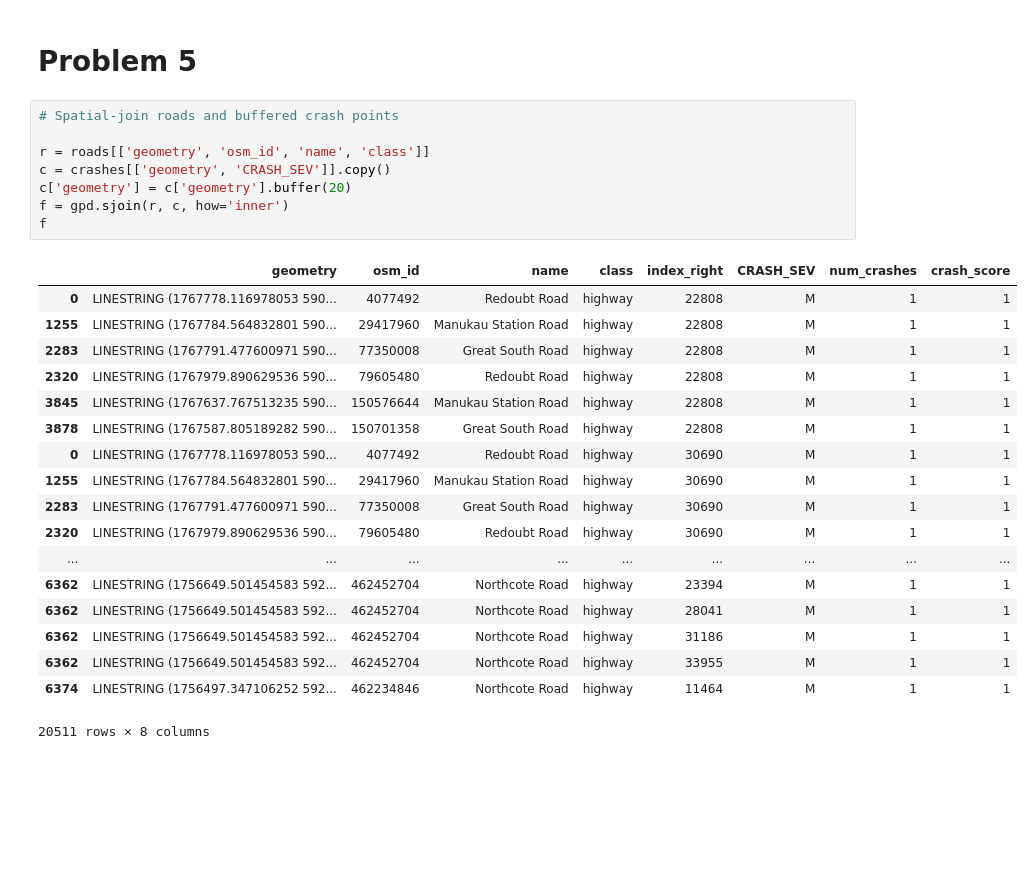
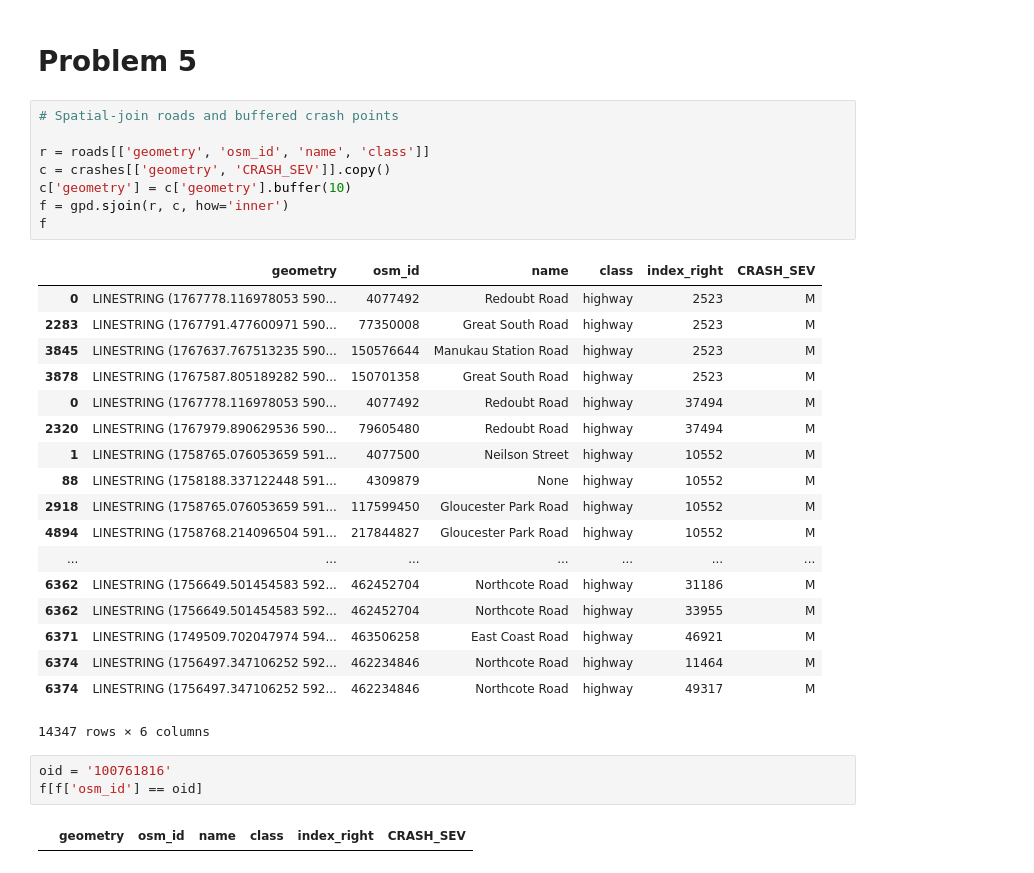
Before and after one commit to araichev/pyclub, a Jupyter notebook: homework_solutions/homework_05_solutions.ipynb, the cells around one changed output. Saved outputs shown, nothing was run; the diff lists cells and outputs as text; blank space fills up the shorter version.

```diff
--- a/homework_solutions/homework_05_solutions.ipynb
+++ b/homework_solutions/homework_05_solutions.ipynb
@@ -142,28 +131,33 @@ crashes.plot(ax=base, marker='o', color='red', markersize=3)
 # %%
 # Spatial-join roads and buffered crash points
 
 r = roads[['geometry', 'osm_id', 'name', 'class']]
 c = crashes[['geometry', 'CRASH_SEV']].copy()
-c['geometry'] = c['geometry'].buffer(20)
+c['geometry'] = c['geometry'].buffer(10)
 f = gpd.sjoin(r, c, how='inner')
 f
 # %% [output]
-|  | geometry | osm_id | name | class | index_right | CRASH_SEV | num_crashes | crash_score |
-| 0 | LINESTRING (1767778.116978053 590... | 4077492 | Redoubt Road | highway | 22808 | M | 1 | 1 |
-| 1255 | LINESTRING (1767784.564832801 590... | 29417960 | Manukau Station Road | highway | 22808 | M | 1 | 1 |
-| 2283 | LINESTRING (1767791.477600971 590... | 77350008 | Great South Road | highway | 22808 | M | 1 | 1 |
-| 2320 | LINESTRING (1767979.890629536 590... | 79605480 | Redoubt Road | highway | 22808 | M | 1 | 1 |
-| 3845 | LINESTRING (1767637.767513235 590... | 150576644 | Manukau Station Road | highway | 22808 | M | 1 | 1 |
-| 3878 | LINESTRING (1767587.805189282 590... | 150701358 | Great South Road | highway | 22808 | M | 1 | 1 |
-| 0 | LINESTRING (1767778.116978053 590... | 4077492 | Redoubt Road | highway | 30690 | M | 1 | 1 |
-| 1255 | LINESTRING (1767784.564832801 590... | 29417960 | Manukau Station Road | highway | 30690 | M | 1 | 1 |
-| 2283 | LINESTRING (1767791.477600971 590... | 77350008 | Great South Road | highway | 30690 | M | 1 | 1 |
-| 2320 | LINESTRING (1767979.890629536 590... | 79605480 | Redoubt Road | highway | 30690 | M | 1 | 1 |
-| ... | ... | ... | ... | ... | ... | ... | ... | ... |
-| 6362 | LINESTRING (1756649.501454583 592... | 462452704 | Northcote Road | highway | 23394 | M | 1 | 1 |
-| 6362 | LINESTRING (1756649.501454583 592... | 462452704 | Northcote Road | highway | 28041 | M | 1 | 1 |
-| 6362 | LINESTRING (1756649.501454583 592... | 462452704 | Northcote Road | highway | 31186 | M | 1 | 1 |
-| 6362 | LINESTRING (1756649.501454583 592... | 462452704 | Northcote Road | highway | 33955 | M | 1 | 1 |
-| 6374 | LINESTRING (1756497.347106252 592... | 462234846 | Northcote Road | highway | 11464 | M | 1 | 1 |
+|  | geometry | osm_id | name | class | index_right | CRASH_SEV |
+| 0 | LINESTRING (1767778.116978053 590... | 4077492 | Redoubt Road | highway | 2523 | M |
+| 2283 | LINESTRING (1767791.477600971 590... | 77350008 | Great South Road | highway | 2523 | M |
+| 3845 | LINESTRING (1767637.767513235 590... | 150576644 | Manukau Station Road | highway | 2523 | M |
+| 3878 | LINESTRING (1767587.805189282 590... | 150701358 | Great South Road | highway | 2523 | M |
+| 0 | LINESTRING (1767778.116978053 590... | 4077492 | Redoubt Road | highway | 37494 | M |
+| 2320 | LINESTRING (1767979.890629536 590... | 79605480 | Redoubt Road | highway | 37494 | M |
+| 1 | LINESTRING (1758765.076053659 591... | 4077500 | Neilson Street | highway | 10552 | M |
+| 88 | LINESTRING (1758188.337122448 591... | 4309879 | None | highway | 10552 | M |
+| 2918 | LINESTRING (1758765.076053659 591... | 117599450 | Gloucester Park Road | highway | 10552 | M |
+| 4894 | LINESTRING (1758768.214096504 591... | 217844827 | Gloucester Park Road | highway | 10552 | M |
+| ... | ... | ... | ... | ... | ... | ... |
+| 6362 | LINESTRING (1756649.501454583 592... | 462452704 | Northcote Road | highway | 31186 | M |
+| 6362 | LINESTRING (1756649.501454583 592... | 462452704 | Northcote Road | highway | 33955 | M |
+| 6371 | LINESTRING (1749509.702047974 594... | 463506258 | East Coast Road | highway | 46921 | M |
+| 6374 | LINESTRING (1756497.347106252 592... | 462234846 | Northcote Road | highway | 11464 | M |
+| 6374 | LINESTRING (1756497.347106252 592... | 462234846 | Northcote Road | highway | 49317 | M |
-20511 rows × 8 columns
+14347 rows × 6 columns
+# %%
+oid = '100761816'
+f[f['osm_id'] == oid]
+# %% [output]
+|  | geometry | osm_id | name | class | index_right | CRASH_SEV |
 # %%
```
Also changed, not shown: parts of 12 cells of this notebook, 5 other files.
